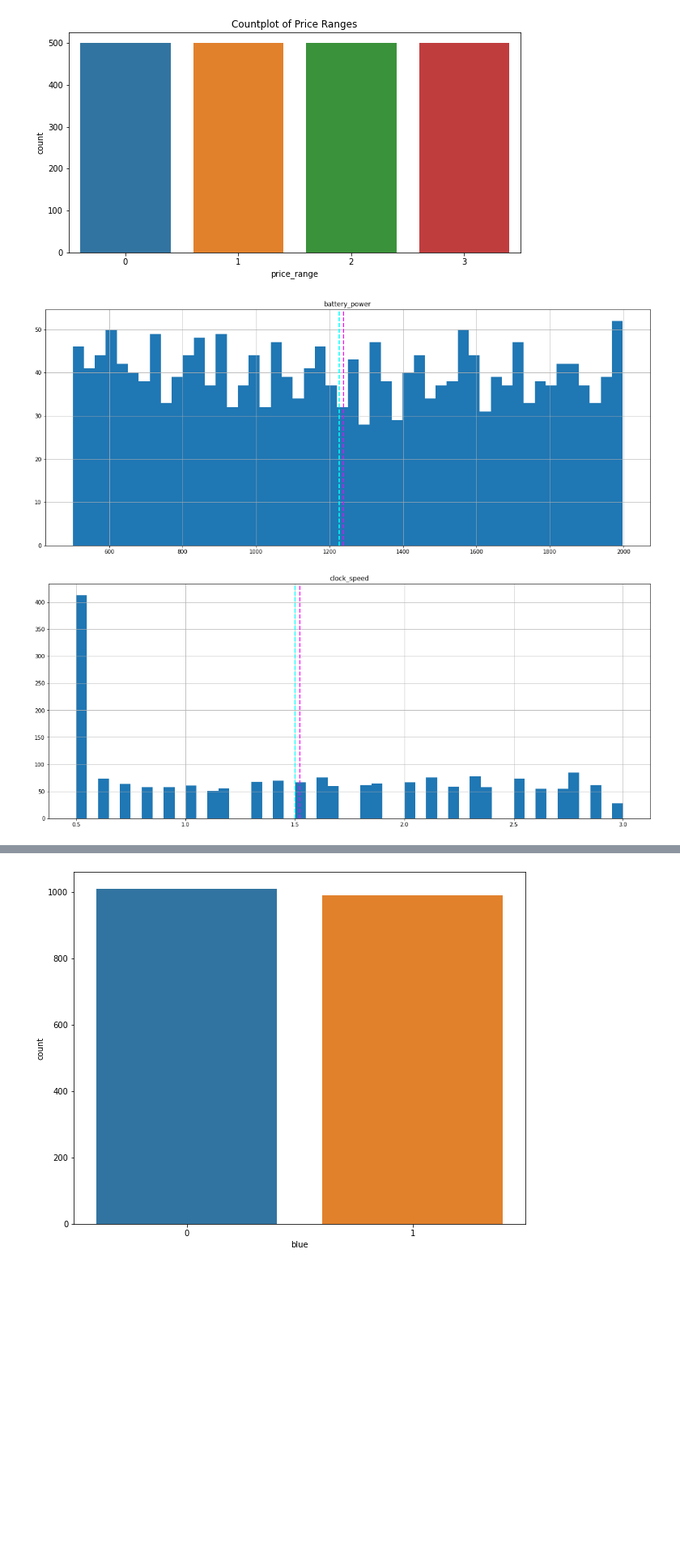
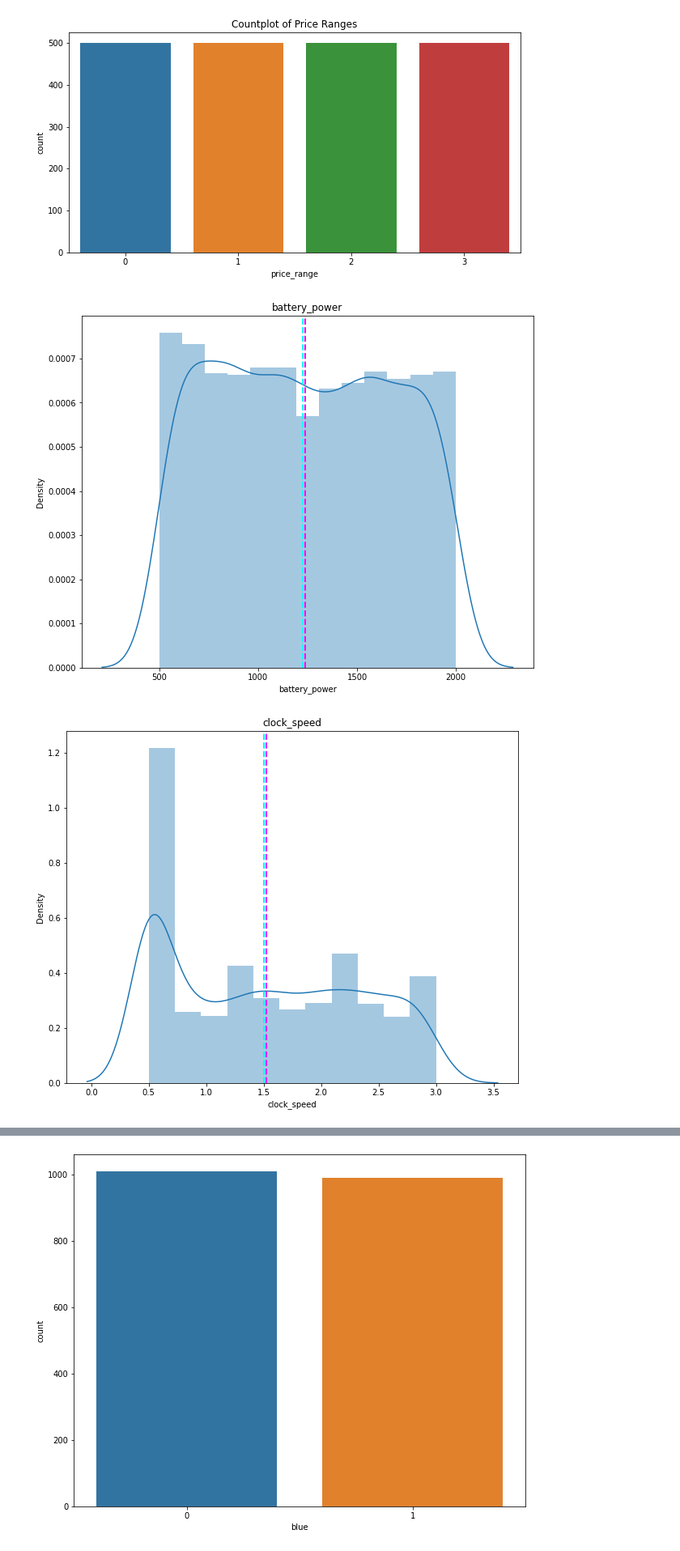
Before and after one commit to Shyam-S-Mishra/Shyam_S_Mishra_Supervised-ML_Capstone_Project_Classification, a Jupyter notebook: Shyam_Shubham_Mishra_Supervised_ML_Capstone_Project_Classification.ipynb, the cells around one changed output, grey strips where cells are left out. Shown at 81% size. Cells and saved outputs as stored; diff of their text form; code cells hidden in the pictures; blank space fills up the shorter version.

```diff
--- a/Shyam_Shubham_Mishra_Supervised_ML_Capstone_Project_Classification.ipynb
+++ b/Shyam_Shubham_Mishra_Supervised_ML_Capstone_Project_Classification.ipynb
@@ -260,15 +295,15 @@ plt.show()
 # %%
 # Visualizing the numerical independent variables
 
 for column in numerical_features :
-    fig = plt.figure(figsize=(20,8))
+    fig = plt.figure(figsize=(10,8))
     ax = fig.gca()
     feature = dataset[column]
-    feature.hist(bins=50, ax = ax)
+    sns.distplot(dataset[column])
     ax.axvline(feature.mean(), color='magenta', linestyle='dashed', linewidth=2)
     ax.axvline(feature.median(), color='cyan', linestyle='dashed', linewidth=2)
     ax.set_title(column)
 plt.show()
 # %% [output]
-[figure, old version]
+[figure, new version]
-[figure, old version]
+[figure, new version]
```
Also changed, not shown: parts of 24 cells of this notebook.
